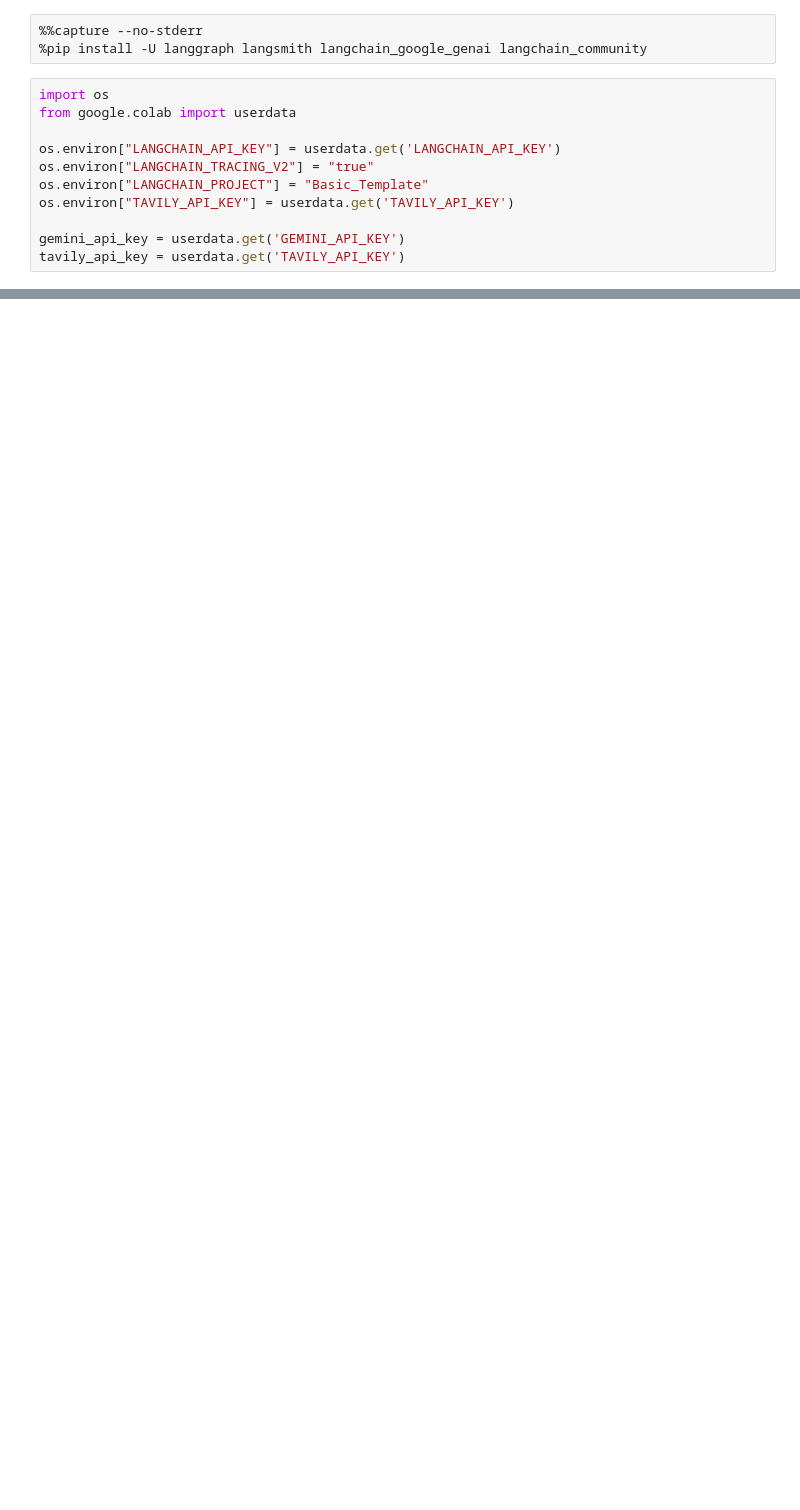
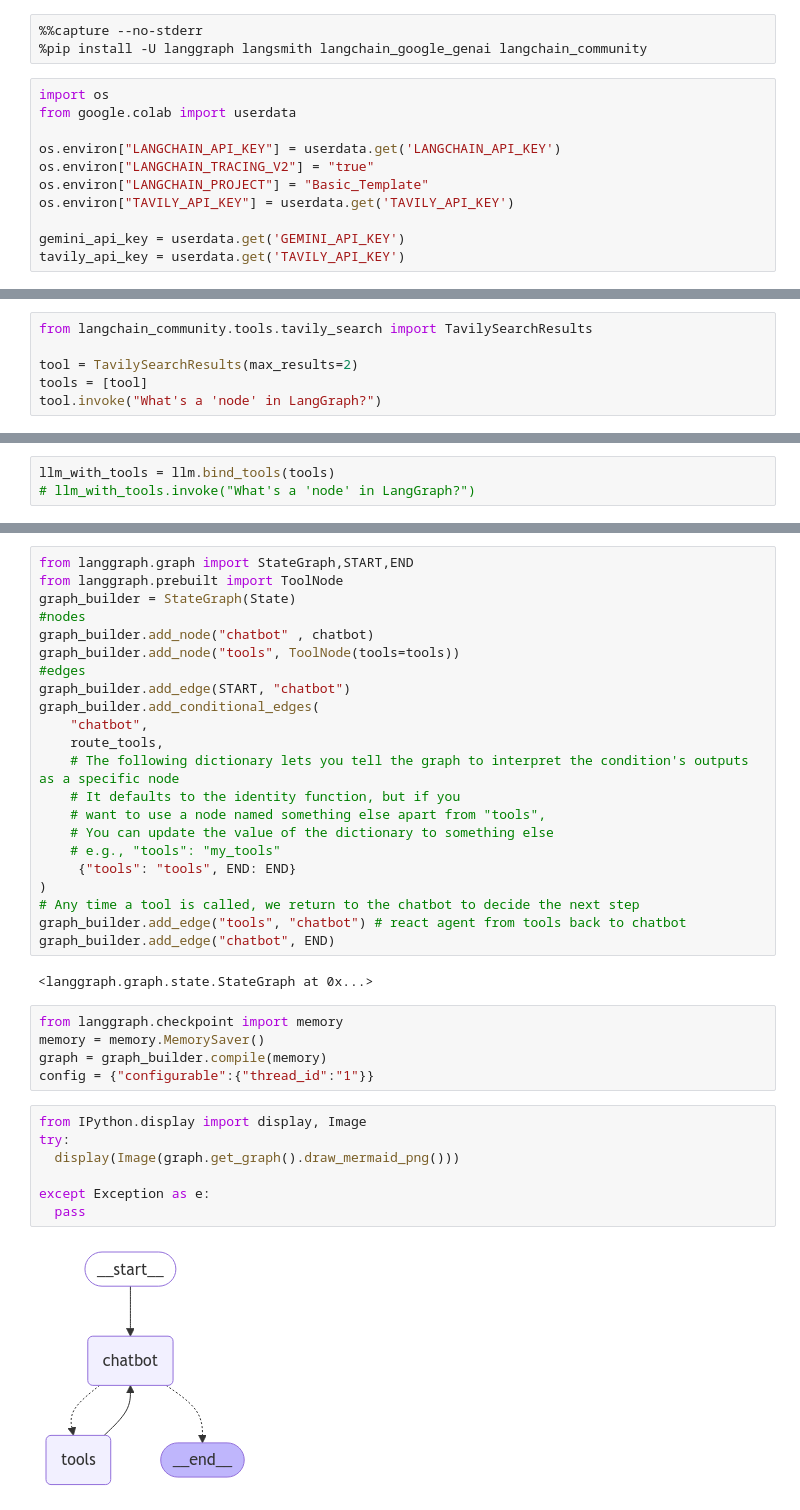
Before and after one commit to shaqas86/Langgraph_EcoSystem, a Jupyter notebook: Basic_Template.ipynb, the cells around one changed output, grey strips where cells are left out. Saved outputs shown, nothing was run; the diff lists cells and outputs as text; blank space fills up the shorter version.

```diff
--- a/Basic_Template.ipynb
+++ b/Basic_Template.ipynb
@@ -28,0 +150,6 @@ AIMessage(content='Hello there!\n', additional_kwargs={}, response_metadata={'pr
+# %%
+from langchain_community.tools.tavily_search import TavilySearchResults
+
+tool = TavilySearchResults(max_results=2)
+tools = [tool]
+tool.invoke("What's a 'node' in LangGraph?")
@@ -28,0 +161,3 @@ AIMessage(content='Hello there!\n', additional_kwargs={}, response_metadata={'pr
+# %%
+llm_with_tools = llm.bind_tools(tools)
+# llm_with_tools.invoke("What's a 'node' in LangGraph?")
@@ -28,0 +213,38 @@ AIMessage(content='Hello there!\n', additional_kwargs={}, response_metadata={'pr
+# %%
+from langgraph.graph import StateGraph,START,END
+from langgraph.prebuilt import ToolNode
+graph_builder = StateGraph(State)
+#nodes
+graph_builder.add_node("chatbot" , chatbot)
+graph_builder.add_node("tools", ToolNode(tools=tools))
+#edges
+graph_builder.add_edge(START, "chatbot")
+graph_builder.add_conditional_edges(
+    "chatbot",
+    route_tools,
+    # The following dictionary lets you tell the graph to interpret the condition's outputs as a specific node
+    # It defaults to the identity function, but if you
+    # want to use a node named something else apart from "tools",
+    # You can update the value of the dictionary to something else
+    # e.g., "tools": "my_tools"
+     {"tools": "tools", END: END}
+)
+# Any time a tool is called, we return to the chatbot to decide the next step
+graph_builder.add_edge("tools", "chatbot") # react agent from tools back to chatbot
+graph_builder.add_edge("chatbot", END)
+# %% [output]
+<langgraph.graph.state.StateGraph at 0x...>
+# %%
+from langgraph.checkpoint import memory
+memory = memory.MemorySaver()
+graph = graph_builder.compile(memory)
+config = {"configurable":{"thread_id":"1"}}
+# %%
+from IPython.display import display, Image
+try:
+  display(Image(graph.get_graph().draw_mermaid_png()))
+
+except Exception as e:
+  pass
+# %% [output]
+[figure, added]
```
Also changed, not shown: parts of 34 cells of this notebook.
